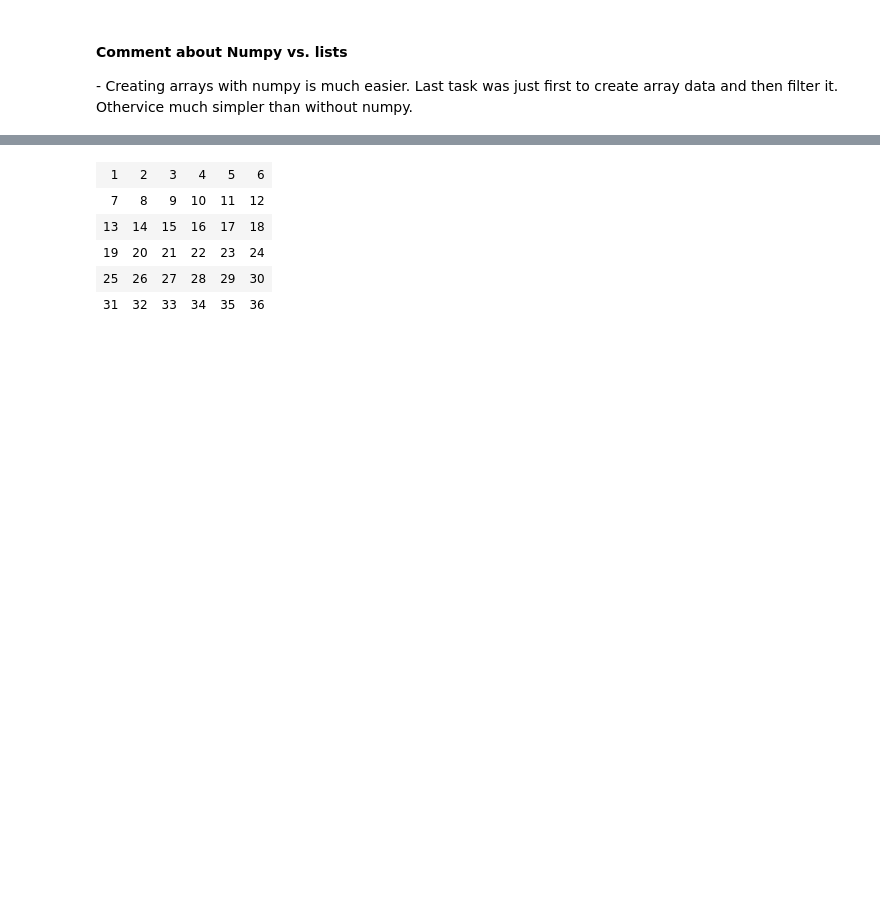
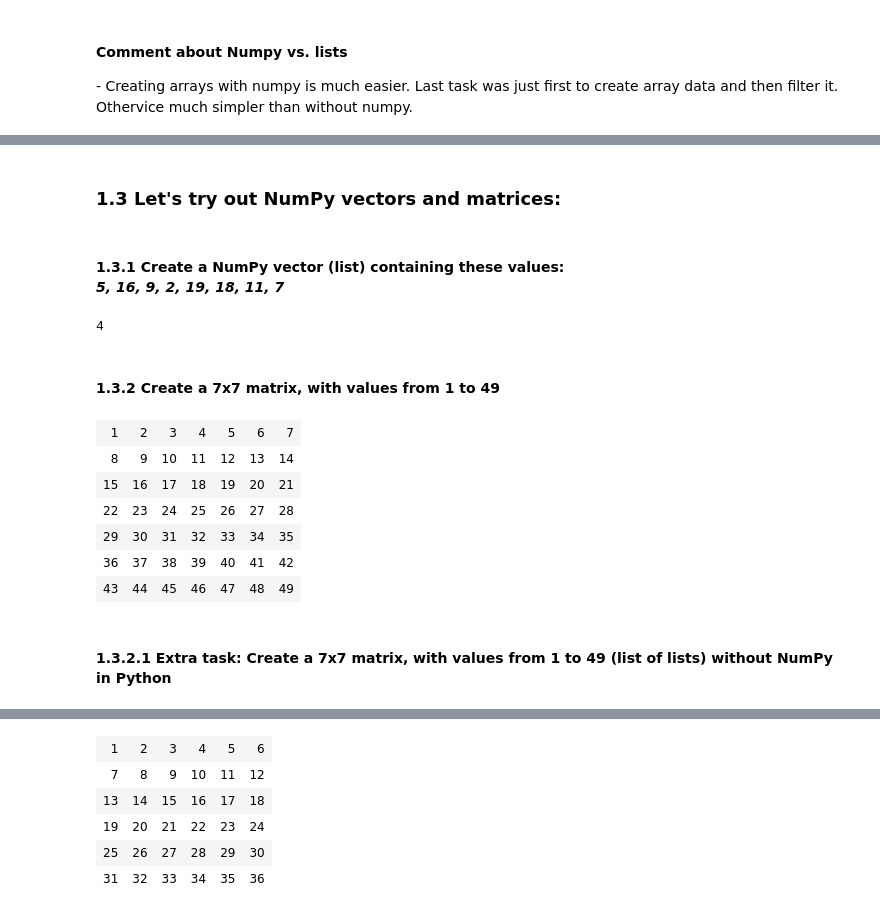
Before and after one commit to jtsillan/DataAnalytics, a Jupyter notebook: exercise_set_1.ipynb, the cells around one changed output, grey strips where cells are left out. Saved outputs shown, nothing was run; the diff lists cells and outputs as text; code cells hidden in the pictures; blank space fills up the shorter version.

```diff
--- a/exercise_set_1.ipynb
+++ b/exercise_set_1.ipynb
@@ -351,0 +332,30 @@ div_four
+# %% [markdown]
+<h3><b>1.3 Let's try out NumPy vectors and matrices:</b></h3>
+# %% [markdown]
+<h4>1.3.1 Create a NumPy vector (list) containing these values:<br>
+<i>5, 16, 9, 2, 19, 18, 11, 7</i><br></h4>
+# %%
+# Define vector items
+items = [5, 16, 9, 2, 19, 18, 11, 7]
+
+# Create Numpy vector form items
+vector_list = np.array(items)
+
+# Use argmax() to find the position index of the largest value in the vector, and print it
+np.argmax(vector_list)
+# %% [output]
+4
+# %% [markdown]
+<h4>1.3.2 Create a 7x7 matrix, with values from 1 to 49</h4>
+# %%
+np.arange(1, 50, 1).reshape(7, 7)
+# %% [output]
+| 1 | 2 | 3 | 4 | 5 | 6 | 7 |
+| 8 | 9 | 10 | 11 | 12 | 13 | 14 |
+| 15 | 16 | 17 | 18 | 19 | 20 | 21 |
+| 22 | 23 | 24 | 25 | 26 | 27 | 28 |
+| 29 | 30 | 31 | 32 | 33 | 34 | 35 |
+| 36 | 37 | 38 | 39 | 40 | 41 | 42 |
+| 43 | 44 | 45 | 46 | 47 | 48 | 49 |
+# %% [markdown]
+<h4>1.3.2.1 Extra task: Create a 7x7 matrix, with values from 1 to 49 (list of lists) without NumPy in Python</h4>
```
Also changed, not shown: parts of 23 cells of this notebook.
